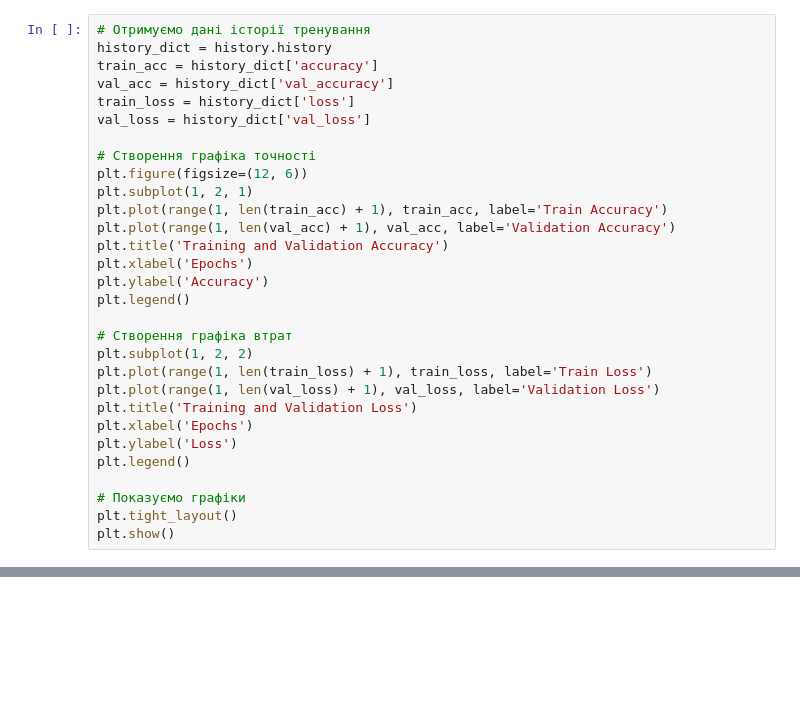
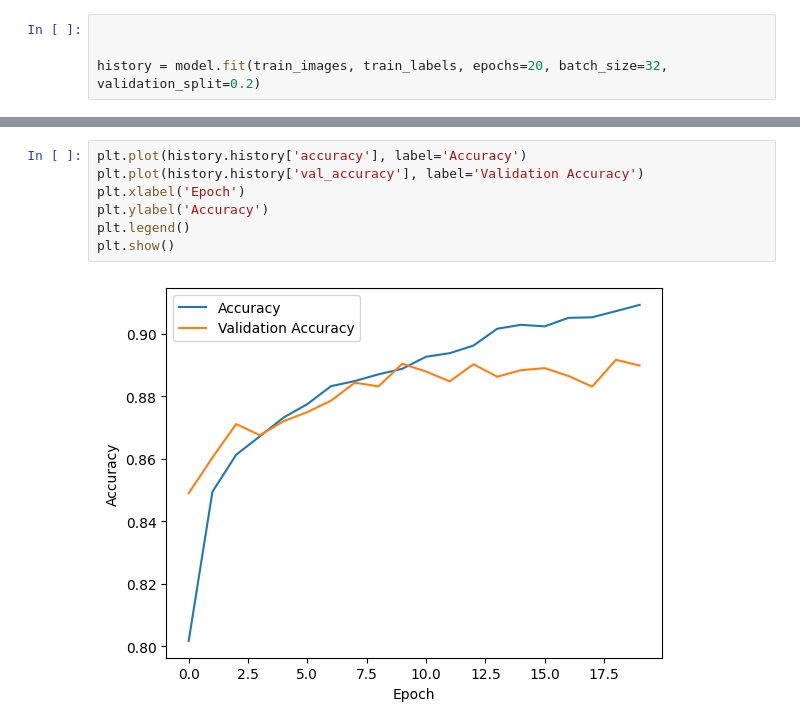
Before and after one commit to remmover/goit-ds-hws, a Jupyter notebook: Hw9/Hw9.ipynb, the cells around one changed output, grey strips where cells are left out. Saved outputs shown, nothing was run; the diff lists cells and outputs as text; blank space fills up the shorter version.

```diff
--- a/Hw9/Hw9.ipynb
+++ b/Hw9/Hw9.ipynb
@@ -97,30 +47,4 @@ print(f'Test accuracy: {test_acc}')
 # %%
-# Отримуємо дані історії тренування
-history_dict = history.history
-train_acc = history_dict['accuracy']
-val_acc = history_dict['val_accuracy']
-train_loss = history_dict['loss']
-val_loss = history_dict['val_loss']
 
-# Створення графіка точності
-plt.figure(figsize=(12, 6))
-plt.subplot(1, 2, 1)
-plt.plot(range(1, len(train_acc) + 1), train_acc, label='Train Accuracy')
-plt.plot(range(1, len(val_acc) + 1), val_acc, label='Validation Accuracy')
-plt.title('Training and Validation Accuracy')
-plt.xlabel('Epochs')
-plt.ylabel('Accuracy')
-plt.legend()
 
-# Створення графіка втрат
-plt.subplot(1, 2, 2)
-plt.plot(range(1, len(train_loss) + 1), train_loss, label='Train Loss')
-plt.plot(range(1, len(val_loss) + 1), val_loss, label='Validation Loss')
-plt.title('Training and Validation Loss')
-plt.xlabel('Epochs')
-plt.ylabel('Loss')
-plt.legend()
-
-# Показуємо графіки
-plt.tight_layout()
-plt.show()
+history = model.fit(train_images, train_labels, epochs=20, batch_size=32, validation_split=0.2)
@@ -165,0 +75,9 @@ print(f"Процент правильних прогнозів: {accuracy:.2f}%"
+# %%
+plt.plot(history.history['accuracy'], label='Accuracy')
+plt.plot(history.history['val_accuracy'], label='Validation Accuracy')
+plt.xlabel('Epoch')
+plt.ylabel('Accuracy')
+plt.legend()
+plt.show()
+# %% [output]
+[figure, added]
```
Also changed, not shown: parts of 11 cells of this notebook.
